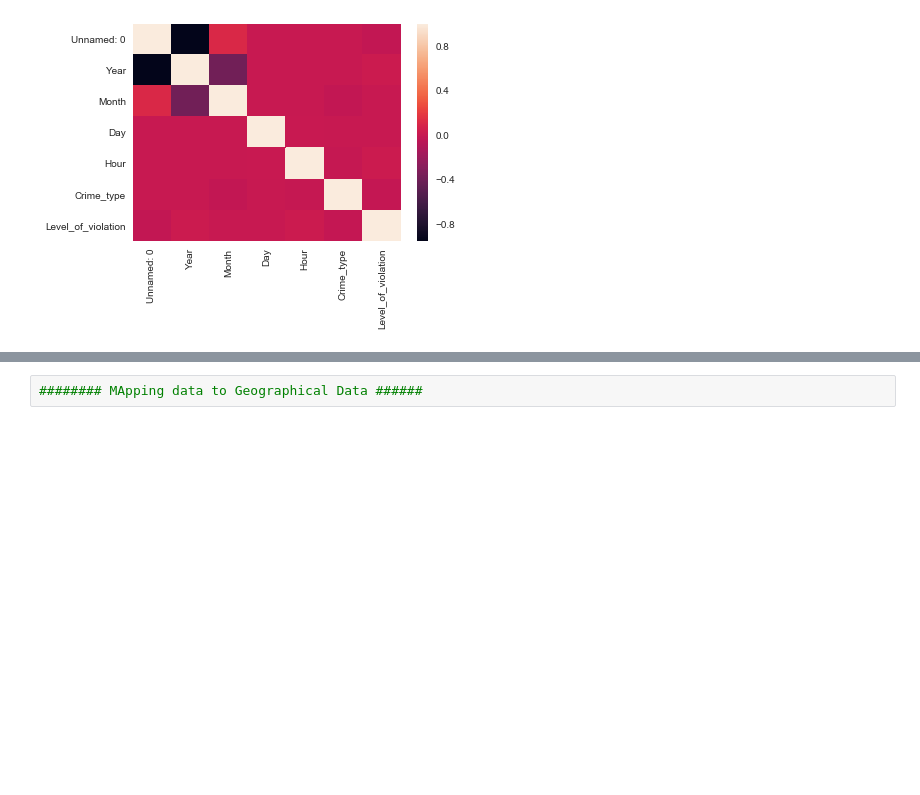
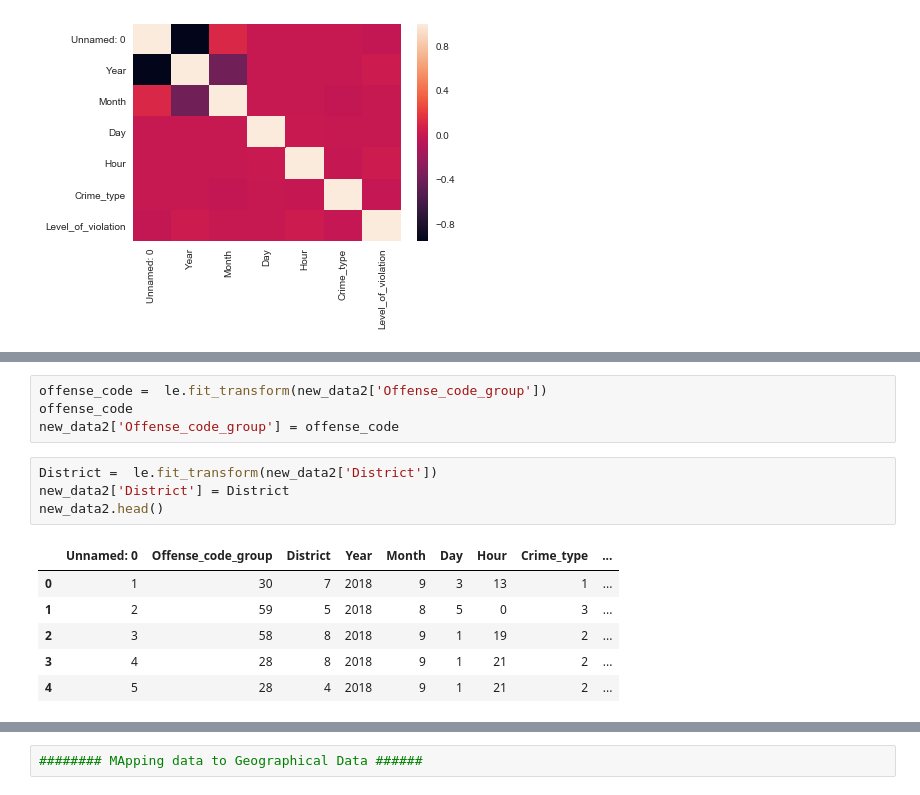
Before and after one commit to Reet1992/Boston_Crime_Prediction, a Jupyter notebook: crime_prediction_python.ipynb, the cells around one changed output, grey strips where cells are left out. Cells and saved outputs as stored; diff of their text form; blank space fills up the shorter version.

```diff
--- a/crime_prediction_python.ipynb
+++ b/crime_prediction_python.ipynb
@@ -289,0 +373,15 @@ plt.show()
+# %%
+offense_code =  le.fit_transform(new_data2['Offense_code_group'])
+offense_code
+new_data2['Offense_code_group'] = offense_code
+# %%
+District =  le.fit_transform(new_data2['District'])
+new_data2['District'] = District
+new_data2.head()
+# %% [output]
+|  | Unnamed: 0 | Offense_code_group | District | Year | Month | Day | Hour | Crime_type | ... |
+| 0 | 1 | 30 | 7 | 2018 | 9 | 3 | 13 | 1 | ... |
+| 1 | 2 | 59 | 5 | 2018 | 8 | 5 | 0 | 3 | ... |
+| 2 | 3 | 58 | 8 | 2018 | 9 | 1 | 19 | 2 | ... |
+| 3 | 4 | 28 | 8 | 2018 | 9 | 1 | 21 | 2 | ... |
+| 4 | 5 | 28 | 4 | 2018 | 9 | 1 | 21 | 2 | ... |
```
Also changed, not shown: parts of 18 cells of this notebook.
